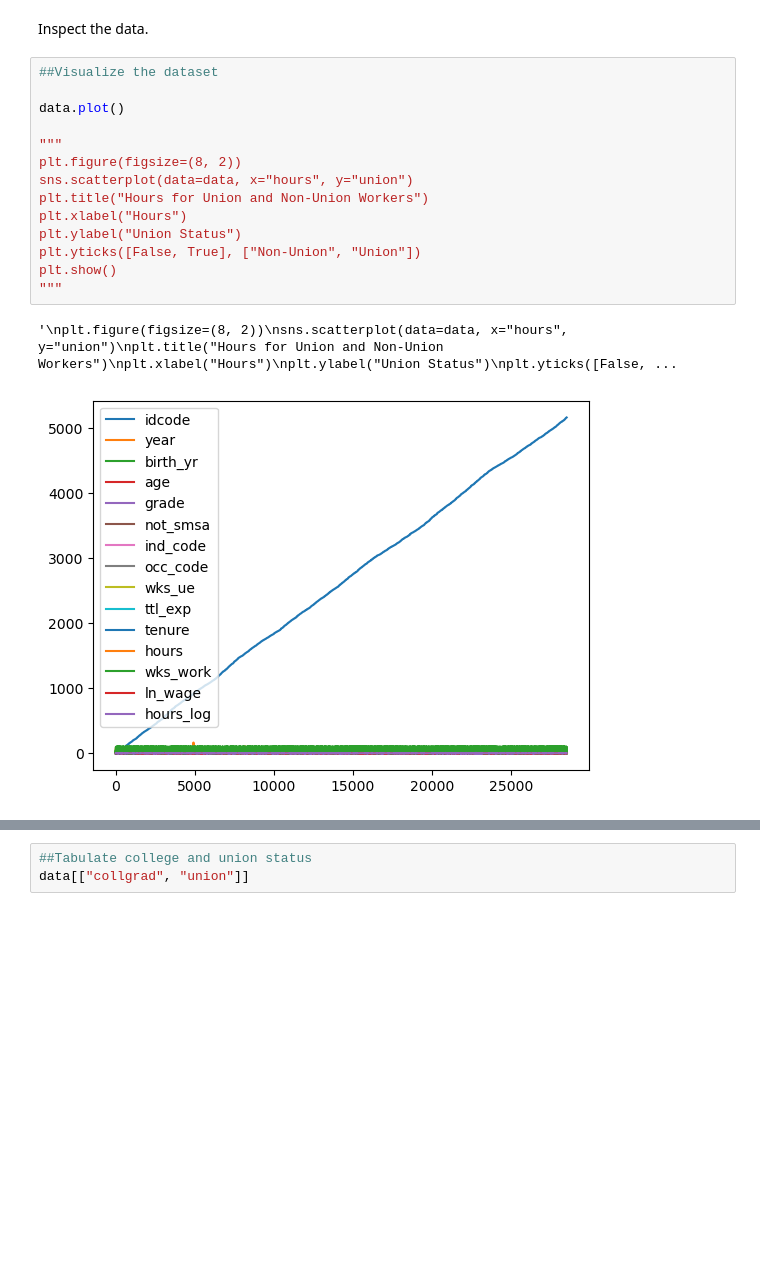
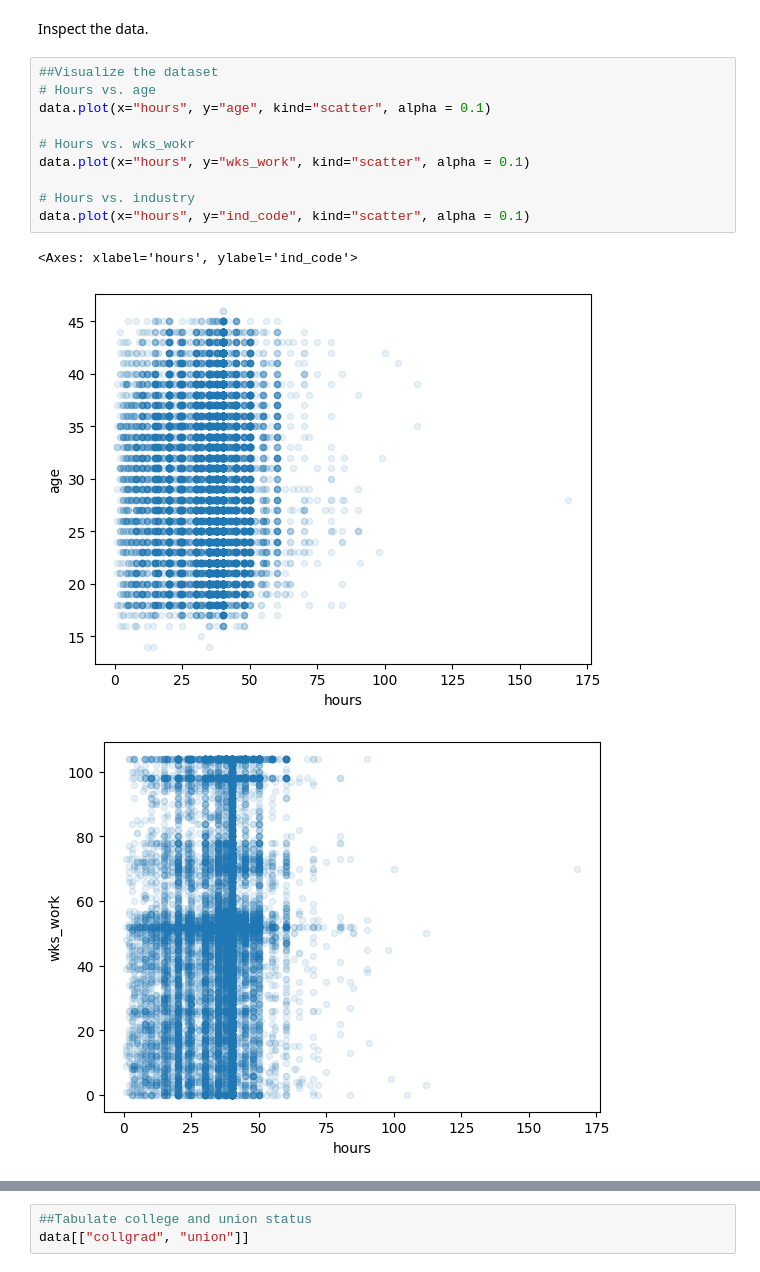
Before and after one commit to mauruswollensak/robot_judge_2023, a Jupyter notebook: homeworks/HW02.ipynb, the cells around one changed output, grey strips where cells are left out. Drawn from its saved outputs; the diff is of its cells as text; blank space fills up the shorter version.

```diff
--- a/homeworks/HW02.ipynb
+++ b/homeworks/HW02.ipynb
@@ -71,20 +69,17 @@ pd.read_stata('https://www.stata-press.com/data/r16/nlswork.dta', iterator=True)
 #  Summary statistics
 # %% [markdown]
 Inspect the data.
-# %%
-##Visualize the dataset
-
-data.plot()
-
-"""
-plt.figure(figsize=(8, 2))
-sns.scatterplot(data=data, x="hours", y="union")
-plt.title("Hours for Union and Non-Union Workers")
-plt.xlabel("Hours")
-plt.ylabel("Union Status")
-plt.yticks([False, True], ["Non-Union", "Union"])
-plt.show()
-"""
-# %% [output]
-'\nplt.figure(figsize=(8, 2))\nsns.scatterplot(data=data, x="hours", y="union")\nplt.title("Hours for Union and Non-Union Workers")\nplt.xlabel("Hours")\nplt.ylabel("Union Status")\nplt.yticks([False, ...
-[figure, removed]
+# %%
+##Visualize the dataset
+# Hours vs. age
+data.plot(x="hours", y="age", kind="scatter", alpha = 0.1)
+
+# Hours vs. wks_wokr
+data.plot(x="hours", y="wks_work", kind="scatter", alpha = 0.1)
+
+# Hours vs. industry
+data.plot(x="hours", y="ind_code", kind="scatter", alpha = 0.1)
+# %% [output]
+<Axes: xlabel='hours', ylabel='ind_code'>
+[figure, added]
+[figure, added]
```
Also changed, not shown: parts of 11 cells of this notebook.
